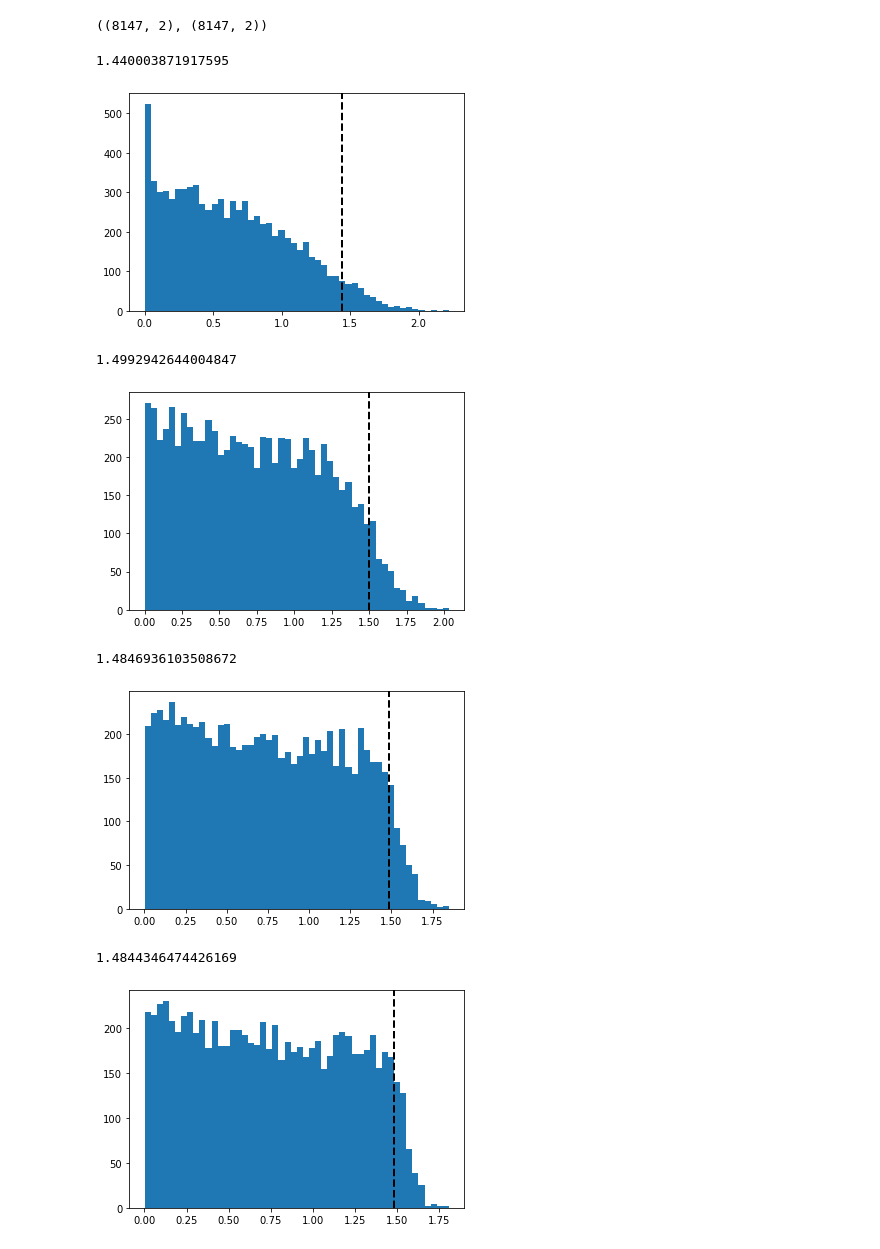
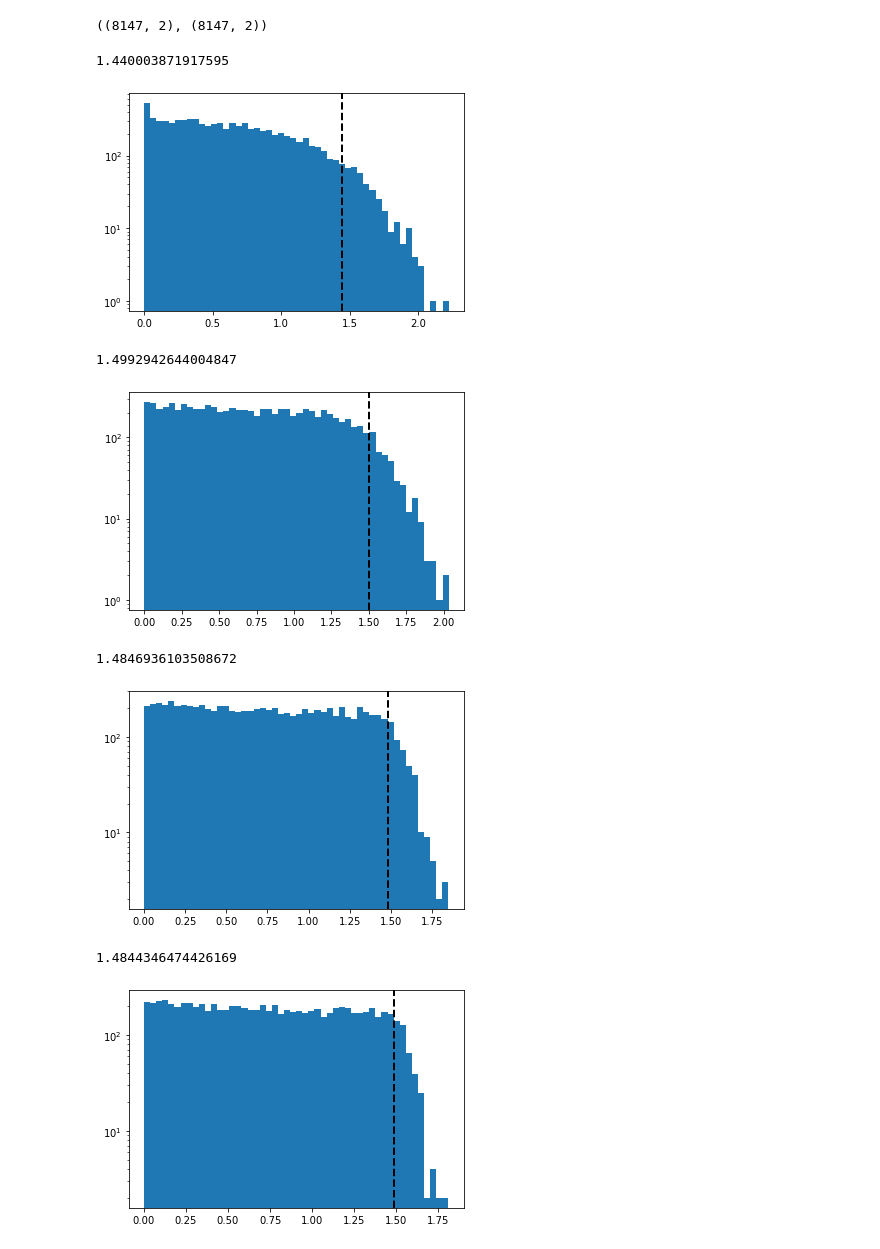
Before and after one commit to jsuarez314/alignment_desi, a Jupyter notebook: Aligment_BGSBRIGHT.ipynb, the cells around one changed output. Cells and saved outputs as stored; diff of their text form; code cells hidden in the pictures.

```diff
--- a/Aligment_BGSBRIGHT.ipynb
+++ b/Aligment_BGSBRIGHT.ipynb
@@ -83,37 +87,41 @@ np.shape(E_vec), np.shape(E_mean_vec_R1)
 # %%
 align_R1 = np.arccos( sum(E_vec.T*E_mean_vec_R1.T)/(np.sqrt(sum(E_vec.T*E_vec.T))*np.sqrt(sum(E_mean_vec_R1.T*E_mean_vec_R1.T))) )*180/np.pi
 align_R1 = align_R1[~np.isnan(align_R1)]
 _ = pl.hist( align_R1, bins=50 )
 print(np.percentile(align_R1, 95))
 pl.axvline(np.percentile(align_R1, 95), label='95%', color='k', linestyle='dashed', linewidth=2)
+pl.yscale('log')
 pl.show()
 # %% [output]
 1.440003871917595
-[figure, old version]
+[figure, new version]
 # %%
 align_R2 = np.arccos( sum(E_vec.T*E_mean_vec_R2.T)/(np.sqrt(sum(E_vec.T*E_vec.T))*np.sqrt(sum(E_mean_vec_R2.T*E_mean_vec_R2.T))) )*180/np.pi
 _ = pl.hist( align_R2 , bins=50 )
 print(np.percentile(align_R2, 95))
 pl.axvline(np.percentile(align_R2, 95), label='95%', color='k', linestyle='dashed', linewidth=2)
+pl.yscale('log')
 pl.show()
 # %% [output]
 1.4992942644004847
-[figure, old version]
+[figure, new version]
 # %%
 align_R3 = np.arccos( sum(E_vec.T*E_mean_vec_R3.T)/(np.sqrt(sum(E_vec.T*E_vec.T))*np.sqrt(sum(E_mean_vec_R3.T*E_mean_vec_R3.T))) )*180/np.pi
 _ = pl.hist(align_R3 , bins=50  )
 print(np.percentile(align_R3, 95))
 pl.axvline(np.percentile(align_R3, 95), label='95%', color='k', linestyle='dashed', linewidth=2)
+pl.yscale('log')
 pl.show()
 # %% [output]
 1.4846936103508672
-[figure, old version]
+[figure, new version]
 # %%
 align_R4 = np.arccos( sum(E_vec.T*E_mean_vec_R4.T)/(np.sqrt(sum(E_vec.T*E_vec.T))*np.sqrt(sum(E_mean_vec_R4.T*E_mean_vec_R4.T))) )*180/np.pi
 _ = pl.hist( align_R4 , bins=50 )
 print(np.percentile(align_R4, 95))
 pl.axvline(np.percentile(align_R4, 95), label='95%', color='k', linestyle='dashed', linewidth=2)
+pl.yscale('log')
 pl.show()
 # %% [output]
 1.4844346474426169
-[figure, old version]
+[figure, new version]
```
Also changed, not shown: parts of 2 cells of this notebook, 5 other files.
